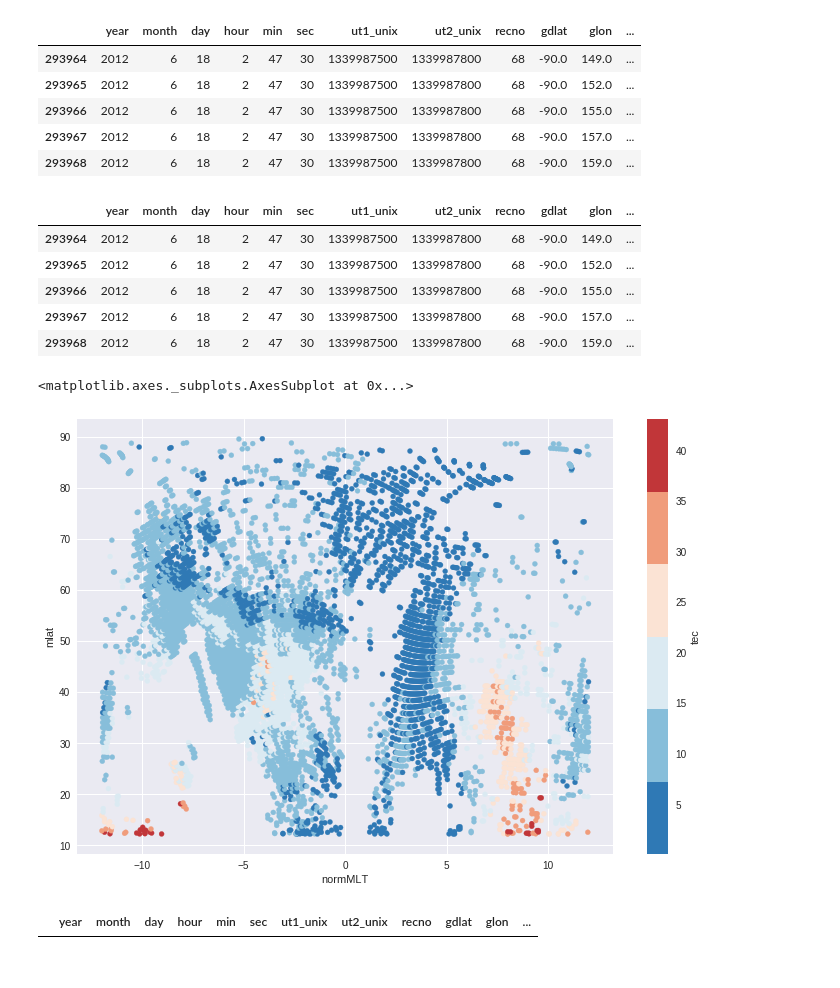
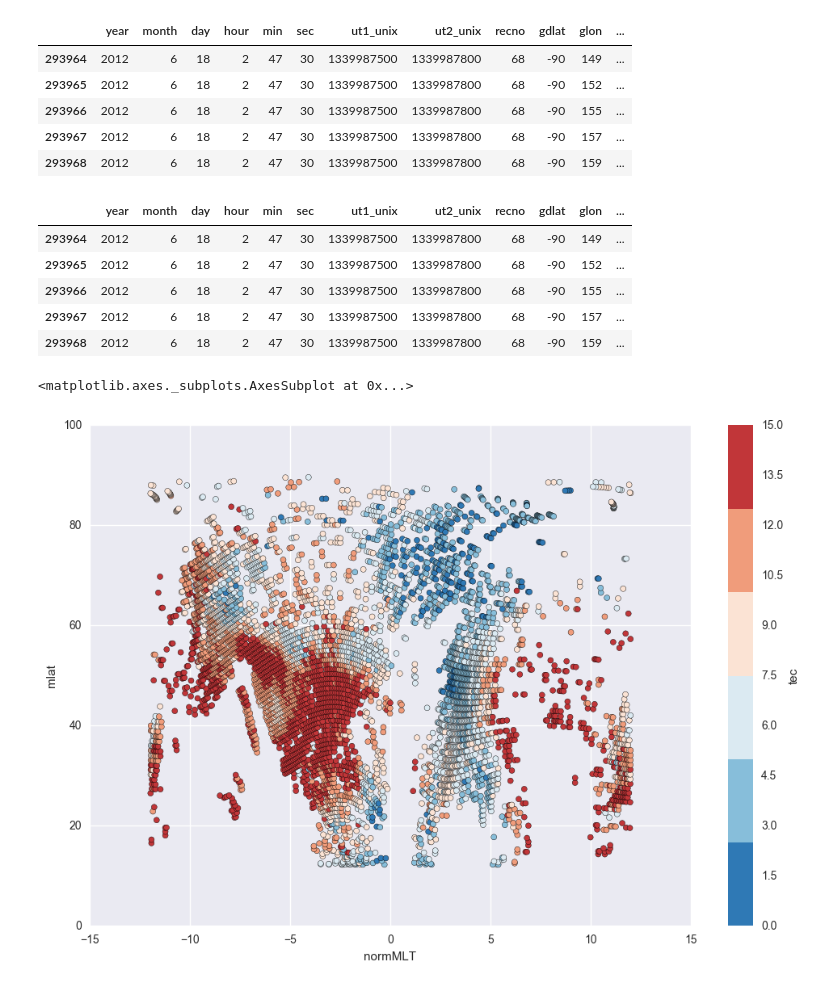
Before and after one commit to bharatreddy/tec-analysis, a Jupyter notebook: ipy/read_tec_hdf5.ipynb, the cells around one changed output. Cells and saved outputs as stored; diff of their text form; code cells hidden in the pictures.

```diff
--- a/ipy/read_tec_hdf5.ipynb
+++ b/ipy/read_tec_hdf5.ipynb
@@ -23,15 +24,15 @@ dataDF["date"] = pandas.to_datetime(dataDF["year"]*10000000000 +\
 dataDF["selTimeDel"] = dataDF["date"] - selDT
 dataDF = dataDF[ dataDF["selTimeDel"] == min(abs(dataDF["selTimeDel"])) ]
 # Discard bad tec values
-dataDF = dataDF[ dataDF["tec"] <= 50. ]
+dataDF = dataDF[ dataDF["tec"] <= 20. ]
 dataDF.head()
 # %% [output]
 |  | year | month | day | hour | min | sec | ut1_unix | ut2_unix | recno | gdlat | glon | ... |
-| 293964 | 2012 | 6 | 18 | 2 | 47 | 30 | 1339987500 | 1339987800 | 68 | -90.0 | 149.0 | ... |
-| 293965 | 2012 | 6 | 18 | 2 | 47 | 30 | 1339987500 | 1339987800 | 68 | -90.0 | 152.0 | ... |
-| 293966 | 2012 | 6 | 18 | 2 | 47 | 30 | 1339987500 | 1339987800 | 68 | -90.0 | 155.0 | ... |
-| 293967 | 2012 | 6 | 18 | 2 | 47 | 30 | 1339987500 | 1339987800 | 68 | -90.0 | 157.0 | ... |
-| 293968 | 2012 | 6 | 18 | 2 | 47 | 30 | 1339987500 | 1339987800 | 68 | -90.0 | 159.0 | ... |
+| 293964 | 2012 | 6 | 18 | 2 | 47 | 30 | 1339987500 | 1339987800 | 68 | -90 | 149 | ... |
+| 293965 | 2012 | 6 | 18 | 2 | 47 | 30 | 1339987500 | 1339987800 | 68 | -90 | 152 | ... |
+| 293966 | 2012 | 6 | 18 | 2 | 47 | 30 | 1339987500 | 1339987800 | 68 | -90 | 155 | ... |
+| 293967 | 2012 | 6 | 18 | 2 | 47 | 30 | 1339987500 | 1339987800 | 68 | -90 | 157 | ... |
+| 293968 | 2012 | 6 | 18 | 2 | 47 | 30 | 1339987500 | 1339987800 | 68 | -90 | 159 | ... |
 # %%
 gLonArr = dataDF["glon"].values
 gdLatArr = dataDF["gdlat"].values
@@ -50,24 +51,20 @@ dataDF["normMLT"] = [x-24 if x >= 12\
 dataDF.head()
 # %% [output]
 |  | year | month | day | hour | min | sec | ut1_unix | ut2_unix | recno | gdlat | glon | ... |
-| 293964 | 2012 | 6 | 18 | 2 | 47 | 30 | 1339987500 | 1339987800 | 68 | -90.0 | 149.0 | ... |
-| 293965 | 2012 | 6 | 18 | 2 | 47 | 30 | 1339987500 | 1339987800 | 68 | -90.0 | 152.0 | ... |
-| 293966 | 2012 | 6 | 18 | 2 | 47 | 30 | 1339987500 | 1339987800 | 68 | -90.0 | 155.0 | ... |
-| 293967 | 2012 | 6 | 18 | 2 | 47 | 30 | 1339987500 | 1339987800 | 68 | -90.0 | 157.0 | ... |
-| 293968 | 2012 | 6 | 18 | 2 | 47 | 30 | 1339987500 | 1339987800 | 68 | -90.0 | 159.0 | ... |
+| 293964 | 2012 | 6 | 18 | 2 | 47 | 30 | 1339987500 | 1339987800 | 68 | -90 | 149 | ... |
+| 293965 | 2012 | 6 | 18 | 2 | 47 | 30 | 1339987500 | 1339987800 | 68 | -90 | 152 | ... |
+| 293966 | 2012 | 6 | 18 | 2 | 47 | 30 | 1339987500 | 1339987800 | 68 | -90 | 155 | ... |
+| 293967 | 2012 | 6 | 18 | 2 | 47 | 30 | 1339987500 | 1339987800 | 68 | -90 | 157 | ... |
+| 293968 | 2012 | 6 | 18 | 2 | 47 | 30 | 1339987500 | 1339987800 | 68 | -90 | 159 | ... |
 # %%
 f = plt.figure(figsize=(12, 8))
 ax = f.add_subplot(1,1,1)
 seaMap = ListedColormap(sns.color_palette("RdBu_r"))
 dataDF[dataDF["mlat"] > 0.].plot( kind='scatter',
               x='normMLT',
               y='mlat',
               c='tec',
-              s=25, cmap=seaMap, ax=ax)
+              s=25, vmin=0, vmax=15, cmap=seaMap, ax=ax)
 # %% [output]
 <matplotlib.axes._subplots.AxesSubplot at 0x...>
-[figure, old version]
+[figure, new version]
-# %%
-dataDF[dataDF["tec"] > 50.]
-# %% [output]
-|  | year | month | day | hour | min | sec | ut1_unix | ut2_unix | recno | gdlat | glon | ... |
```
Also changed, not shown: parts of 4 cells of this notebook, 1 other file.
